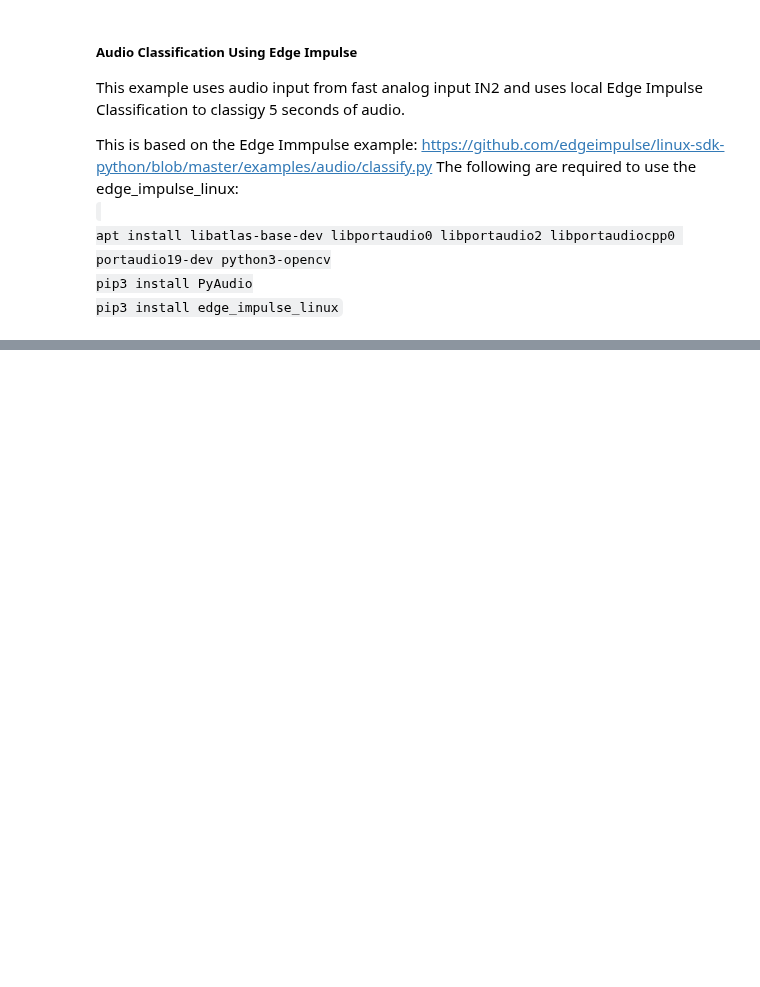
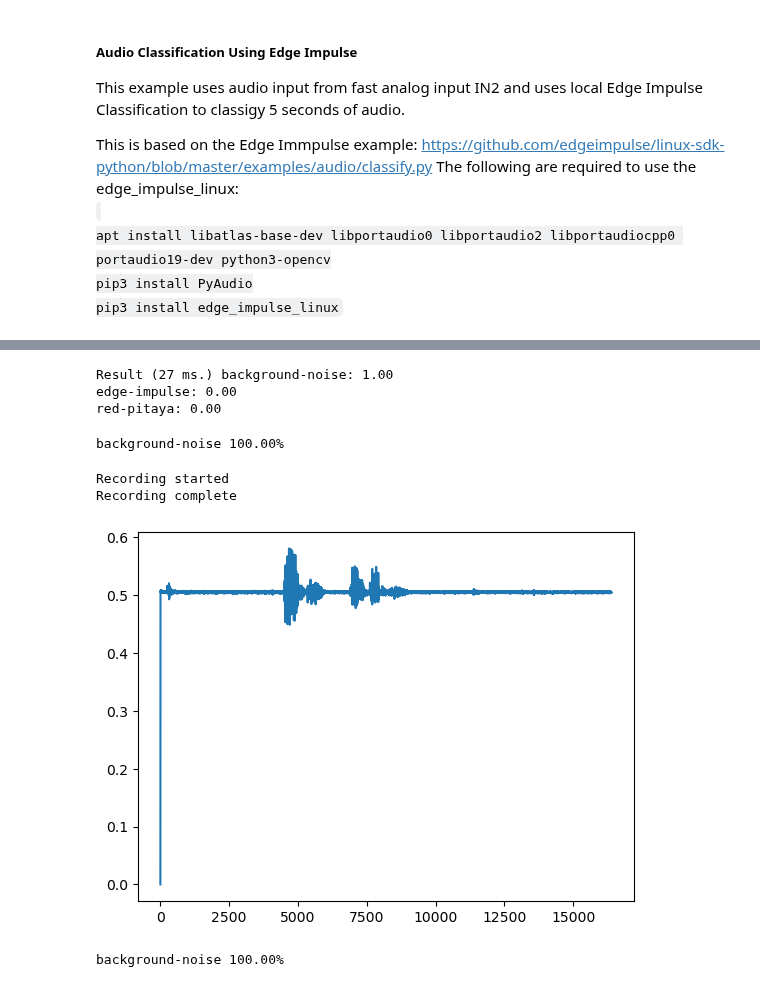
Before and after one commit to M0JPI/red-pitaya-projects, a Jupyter notebook: jupyter-notebooks/edge_impulse_audio/audio-classification.ipynb, the cells around one changed output, grey strips where cells are left out. Cells and saved outputs as stored; diff of their text form; code cells hidden in the pictures; blank space fills up the shorter version.

```diff
--- a/jupyter-notebooks/edge_impulse_audio/audio-classification.ipynb
+++ b/jupyter-notebooks/edge_impulse_audio/audio-classification.ipynb
@@ -36,2 +84,10 @@ audio_file
+# %%
+def save_audio(audio_data, file, sr = 3000): #default sample rate 3 Ksps
+    wavfile.write("float_wave_test_raw.wav", sr, audio_data)
+
+# Add the files you want to upload to Edge Impulse
+files = ['float_wave_test_raw.wav']
+file = files[0] #save the first one
+save_audio(audio_data_returned, file, sr = 3000)
 # %%
 runner = None
@@ -91,0 +133,36 @@ res
+# %%
+print('Result (%d ms.) ' % (res['timing']['dsp'] + res['timing']['classification']), end='')
+for label in labels:
+    score = res['result']['classification'][label]
+    print('%s: %.2f\t' % (label, score), end='')
+    print('', flush=True)
+# %% [output]
+Result (27 ms.) background-noise: 1.00
+edge-impulse: 0.00
+red-pitaya: 0.00
+# %%
+#Show the classification key that has the highest confidence index
+best_label = max(res['result']['classification'], key=lambda key: res['result']['classification'][key])
+confidence = res['result']['classification'][best_label]
+print(best_label,"{:.2%}".format(confidence))
+# %% [output]
+background-noise 100.00%
+# %%
+audio_data_returned = record_audio()
+save_audio(audio_data_returned, file, sr = 3000)
+plot_audio(audio_data_returned)
+# %% [output]
+Recording started
+Recording complete
+[figure, added]
+# %%
+samplerate, generator = wavfile.read(audio_file)
+features = np.concatenate((features, generator), axis=0)
+res = runner.classify(features[:window_size].tolist())
+
+#Show the classification key that has the highest confidence index
+best_label = max(res['result']['classification'], key=lambda key: res['result']['classification'][key])
+confidence = res['result']['classification'][best_label]
+print(best_label,"{:.2%}".format(confidence))
+# %% [output]
+background-noise 100.00%
```
Also changed, not shown: parts of 9 cells of this notebook, 1 other file.
